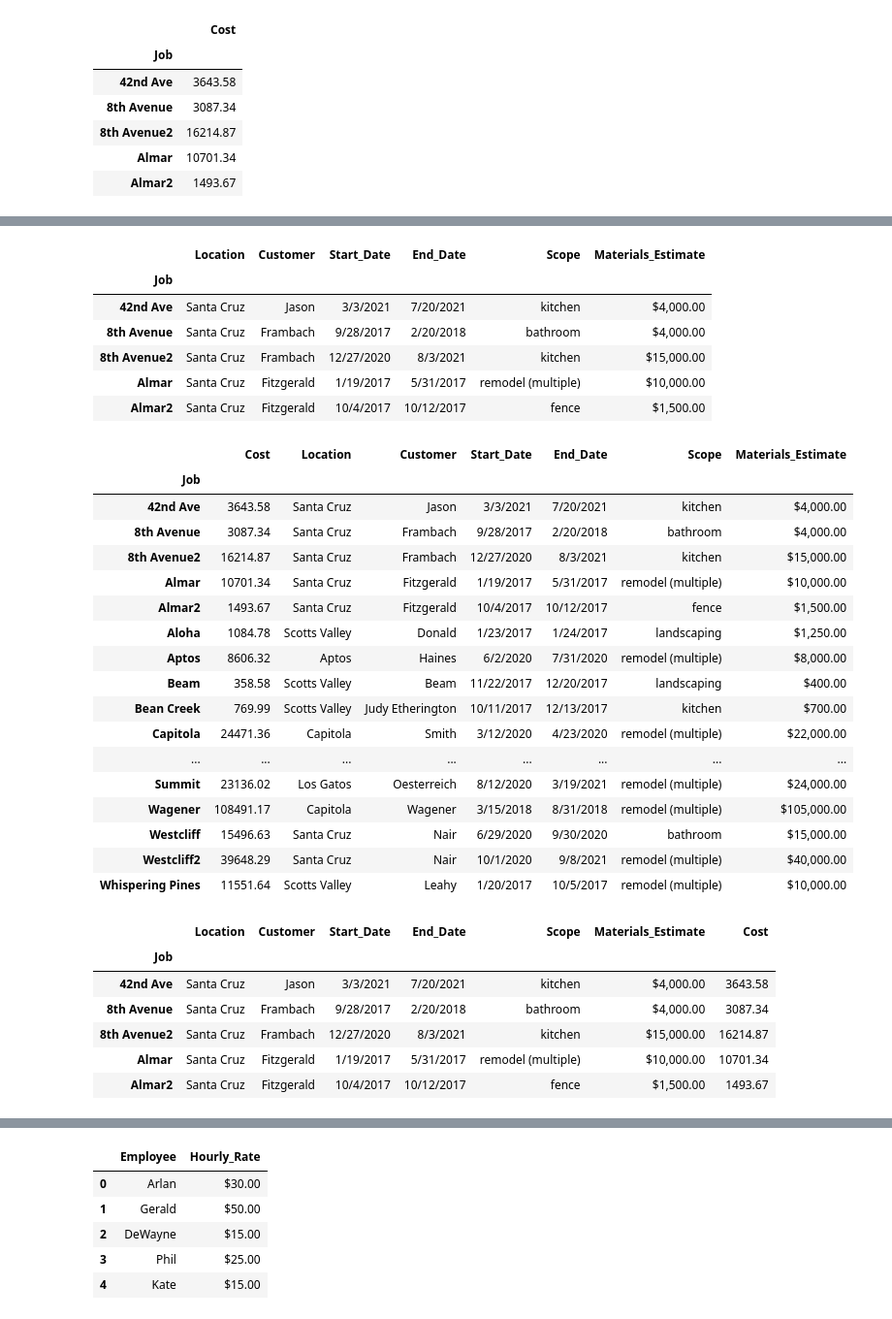
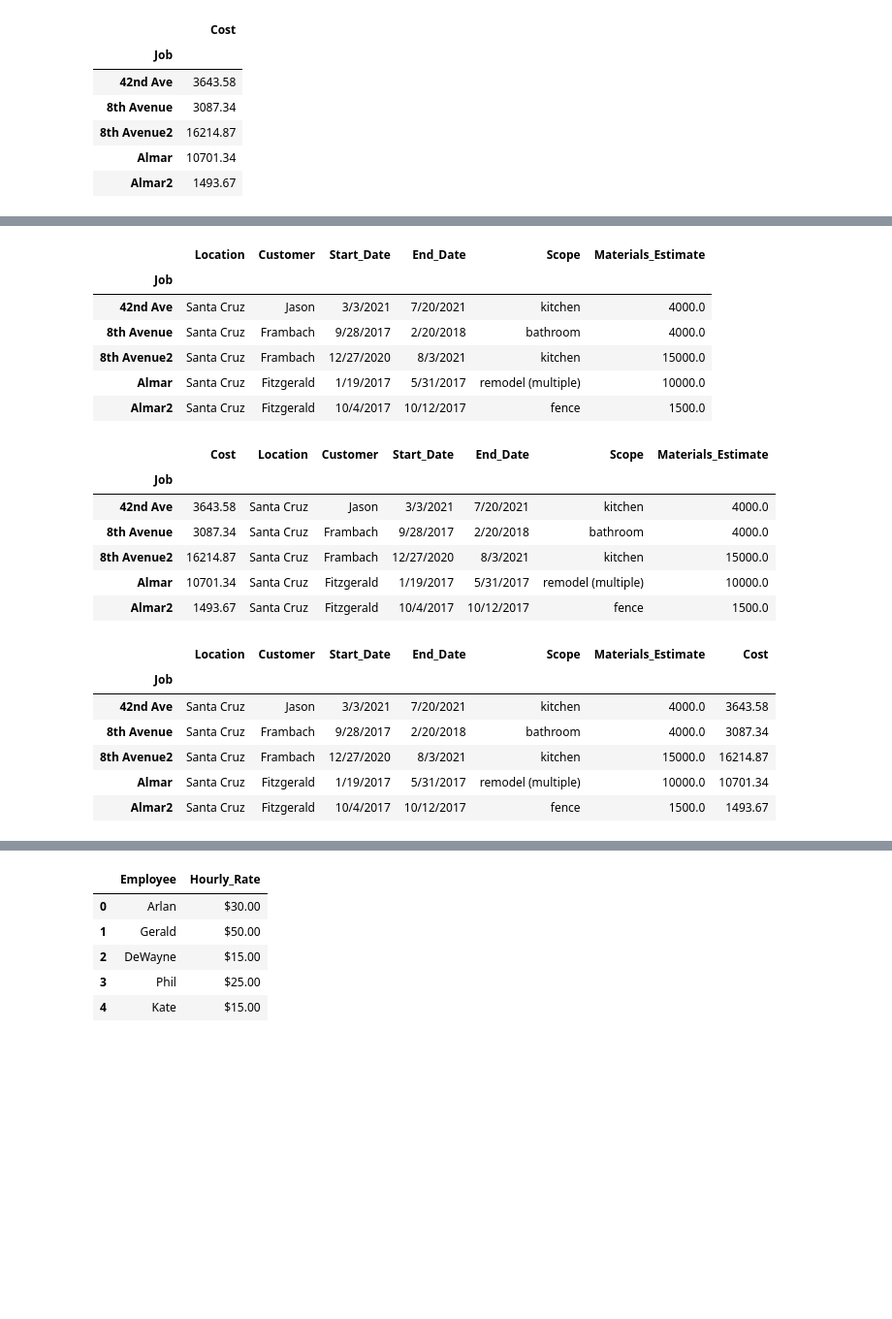
Before and after one commit to lesliefinlayson/Small_Business_Analysis, a Jupyter notebook: exploritory.ipynb, the cells around one changed output, grey strips where cells are left out. Shown at 97% size. Cells and saved outputs as stored; diff of their text form; code cells hidden in the pictures; blank space fills up the shorter version.

```diff
--- a/exploritory.ipynb
+++ b/exploritory.ipynb
@@ -27,0 +28,5 @@ memory usage: 3.5+ KB
+# %%
+Bids_df["Materials_Estimate"] = Bids_df["Materials_Estimate"].replace('[\$\,\.]',"",regex=True).astype(float)
+Bids_df["Labor_Estimate"] = Bids_df["Labor_Estimate"].replace('[\$\,\.]',"",regex=True).astype(float)
+Bids_df["subtotal"] = Bids_df["subtotal"].replace('[\$\,\.]',"",regex=True).astype(float)
+Bids_df.head()
@@ -27,0 +40,5 @@ memory usage: 3.5+ KB
+# %%
+Bids_df["Materials_Estimate"] = Bids_df["Materials_Estimate"].div(100).round(2)
+Bids_df["Labor_Estimate"] = Bids_df["Labor_Estimate"].div(100).round(2)
+Bids_df["subtotal"] = Bids_df["subtotal"].div(100).round(2)
+Bids_df.head()
@@ -185,34 +209,23 @@ materials_estimate_df.head()
 # %% [output]
 |  | Location | Customer | Start_Date | End_Date | Scope | Materials_Estimate |
 | Job |  |  |  |  |  |  |
-| 42nd Ave | Santa Cruz | Jason | 3/3/2021 | 7/20/2021 | kitchen | $4,000.00 |
-| 8th Avenue | Santa Cruz | Frambach | 9/28/2017 | 2/20/2018 | bathroom | $4,000.00 |
-| 8th Avenue2 | Santa Cruz | Frambach | 12/27/2020 | 8/3/2021 | kitchen | $15,000.00 |
-| Almar | Santa Cruz | Fitzgerald | 1/19/2017 | 5/31/2017 | remodel (multiple) | $10,000.00 |
-| Almar2 | Santa Cruz | Fitzgerald | 10/4/2017 | 10/12/2017 | fence | $1,500.00 |
+| 42nd Ave | Santa Cruz | Jason | 3/3/2021 | 7/20/2021 | kitchen | 4000.0 |
+| 8th Avenue | Santa Cruz | Frambach | 9/28/2017 | 2/20/2018 | bathroom | 4000.0 |
+| 8th Avenue2 | Santa Cruz | Frambach | 12/27/2020 | 8/3/2021 | kitchen | 15000.0 |
+| Almar | Santa Cruz | Fitzgerald | 1/19/2017 | 5/31/2017 | remodel (multiple) | 10000.0 |
+| Almar2 | Santa Cruz | Fitzgerald | 10/4/2017 | 10/12/2017 | fence | 1500.0 |
 # %%
 #merge materials cost df and materials estimate df
 materials_df = pd.merge(material_costs_df, materials_estimate_df, left_index=True, right_index=True)
-materials_df
+materials_df.head()
 # %% [output]
 |  | Cost | Location | Customer | Start_Date | End_Date | Scope | Materials_Estimate |
 | Job |  |  |  |  |  |  |  |
-| 42nd Ave | 3643.58 | Santa Cruz | Jason | 3/3/2021 | 7/20/2021 | kitchen | $4,000.00 |
-| 8th Avenue | 3087.34 | Santa Cruz | Frambach | 9/28/2017 | 2/20/2018 | bathroom | $4,000.00 |
-| 8th Avenue2 | 16214.87 | Santa Cruz | Frambach | 12/27/2020 | 8/3/2021 | kitchen | $15,000.00 |
-| Almar | 10701.34 | Santa Cruz | Fitzgerald | 1/19/2017 | 5/31/2017 | remodel (multiple) | $10,000.00 |
-| Almar2 | 1493.67 | Santa Cruz | Fitzgerald | 10/4/2017 | 10/12/2017 | fence | $1,500.00 |
-| Aloha | 1084.78 | Scotts Valley | Donald | 1/23/2017 | 1/24/2017 | landscaping | $1,250.00 |
-| Aptos | 8606.32 | Aptos | Haines | 6/2/2020 | 7/31/2020 | remodel (multiple) | $8,000.00 |
-| Beam | 358.58 | Scotts Valley | Beam | 11/22/2017 | 12/20/2017 | landscaping | $400.00 |
-| Bean Creek | 769.99 | Scotts Valley | Judy Etherington | 10/11/2017 | 12/13/2017 | kitchen | $700.00 |
-| Capitola | 24471.36 | Capitola | Smith | 3/12/2020 | 4/23/2020 | remodel (multiple) | $22,000.00 |
-| ... | ... | ... | ... | ... | ... | ... | ... |
-| Summit | 23136.02 | Los Gatos | Oesterreich | 8/12/2020 | 3/19/2021 | remodel (multiple) | $24,000.00 |
-| Wagener | 108491.17 | Capitola | Wagener | 3/15/2018 | 8/31/2018 | remodel (multiple) | $105,000.00 |
-| Westcliff | 15496.63 | Santa Cruz | Nair | 6/29/2020 | 9/30/2020 | bathroom | $15,000.00 |
-| Westcliff2 | 39648.29 | Santa Cruz | Nair | 10/1/2020 | 9/8/2021 | remodel (multiple) | $40,000.00 |
-| Whispering Pines | 11551.64 | Scotts Valley | Leahy | 1/20/2017 | 10/5/2017 | remodel (multiple) | $10,000.00 |
+| 42nd Ave | 3643.58 | Santa Cruz | Jason | 3/3/2021 | 7/20/2021 | kitchen | 4000.0 |
+| 8th Avenue | 3087.34 | Santa Cruz | Frambach | 9/28/2017 | 2/20/2018 | bathroom | 4000.0 |
+| 8th Avenue2 | 16214.87 | Santa Cruz | Frambach | 12/27/2020 | 8/3/2021 | kitchen | 15000.0 |
+| Almar | 10701.34 | Santa Cruz | Fitzgerald | 1/19/2017 | 5/31/2017 | remodel (multiple) | 10000.0 |
+| Almar2 | 1493.67 | Santa Cruz | Fitzgerald | 10/4/2017 | 10/12/2017 | fence | 1500.0 |
 # %%
 #change column order
 materials_df = materials_df[['Location', 'Customer', 'Start_Date', 'End_Date', 'Scope', 'Materials_Estimate', 'Cost']]
@@ -221,11 +234,11 @@ materials_df.head()
 # %% [output]
 |  | Location | Customer | Start_Date | End_Date | Scope | Materials_Estimate | Cost |
 | Job |  |  |  |  |  |  |  |
-| 42nd Ave | Santa Cruz | Jason | 3/3/2021 | 7/20/2021 | kitchen | $4,000.00 | 3643.58 |
-| 8th Avenue | Santa Cruz | Frambach | 9/28/2017 | 2/20/2018 | bathroom | $4,000.00 | 3087.34 |
-| 8th Avenue2 | Santa Cruz | Frambach | 12/27/2020 | 8/3/2021 | kitchen | $15,000.00 | 16214.87 |
-| Almar | Santa Cruz | Fitzgerald | 1/19/2017 | 5/31/2017 | remodel (multiple) | $10,000.00 | 10701.34 |
-| Almar2 | Santa Cruz | Fitzgerald | 10/4/2017 | 10/12/2017 | fence | $1,500.00 | 1493.67 |
+| 42nd Ave | Santa Cruz | Jason | 3/3/2021 | 7/20/2021 | kitchen | 4000.0 | 3643.58 |
+| 8th Avenue | Santa Cruz | Frambach | 9/28/2017 | 2/20/2018 | bathroom | 4000.0 | 3087.34 |
+| 8th Avenue2 | Santa Cruz | Frambach | 12/27/2020 | 8/3/2021 | kitchen | 15000.0 | 16214.87 |
+| Almar | Santa Cruz | Fitzgerald | 1/19/2017 | 5/31/2017 | remodel (multiple) | 10000.0 | 10701.34 |
+| Almar2 | Santa Cruz | Fitzgerald | 10/4/2017 | 10/12/2017 | fence | 1500.0 | 1493.67 |
 # %%
 #Rename column
 materials_df.rename(columns = {"Cost": "Materials_Actual_Cost"}, inplace = True)
```
Also changed, not shown: parts of 29 cells of this notebook.
